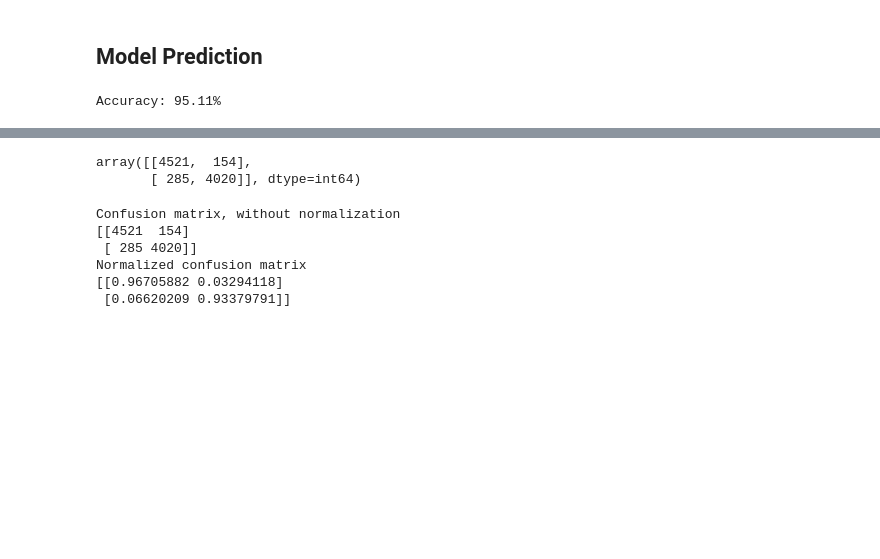
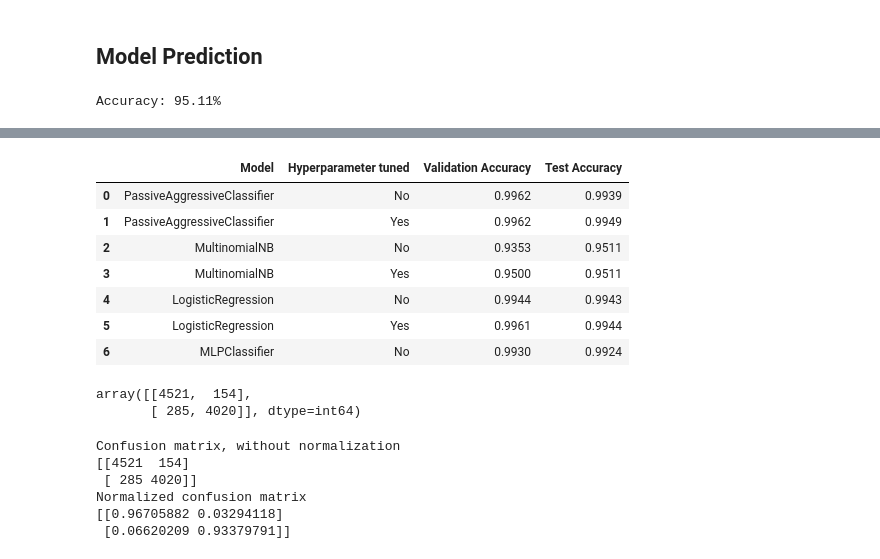
Before and after one commit to spolo96/Fake-news-detection-study, a Jupyter notebook: models/MultinomialNB-FakeNewsDetection.ipynb, the cells around one changed output, grey strips where cells are left out. Saved outputs shown, nothing was run; the diff lists cells and outputs as text; code cells hidden in the pictures; blank space fills up the shorter version.

```diff
--- a/models/MultinomialNB-FakeNewsDetection.ipynb
+++ b/models/MultinomialNB-FakeNewsDetection.ipynb
@@ -525,3 +536,15 @@ Accuracy: 95.11%
+# %%
+#Show results and the new entry.
+pd.read_csv("best_models_isot.csv")
+# %% [output]
+|  | Model | Hyperparameter tuned | Validation Accuracy | Test Accuracy |
+| 0 | PassiveAggressiveClassifier | No | 0.9962 | 0.9939 |
+| 1 | PassiveAggressiveClassifier | Yes | 0.9962 | 0.9949 |
+| 2 | MultinomialNB | No | 0.9353 | 0.9511 |
+| 3 | MultinomialNB | Yes | 0.9500 | 0.9511 |
+| 4 | LogisticRegression | No | 0.9944 | 0.9943 |
+| 5 | LogisticRegression | Yes | 0.9961 | 0.9944 |
+| 6 | MLPClassifier | No | 0.9930 | 0.9924 |
 # %%
 #DataFlair - Build confusion matrix
 confusion_matrix(y_test,y_pred_test, labels=[0,1])
```
Also changed, not shown: parts of 11 cells of this notebook, 5 other files.
